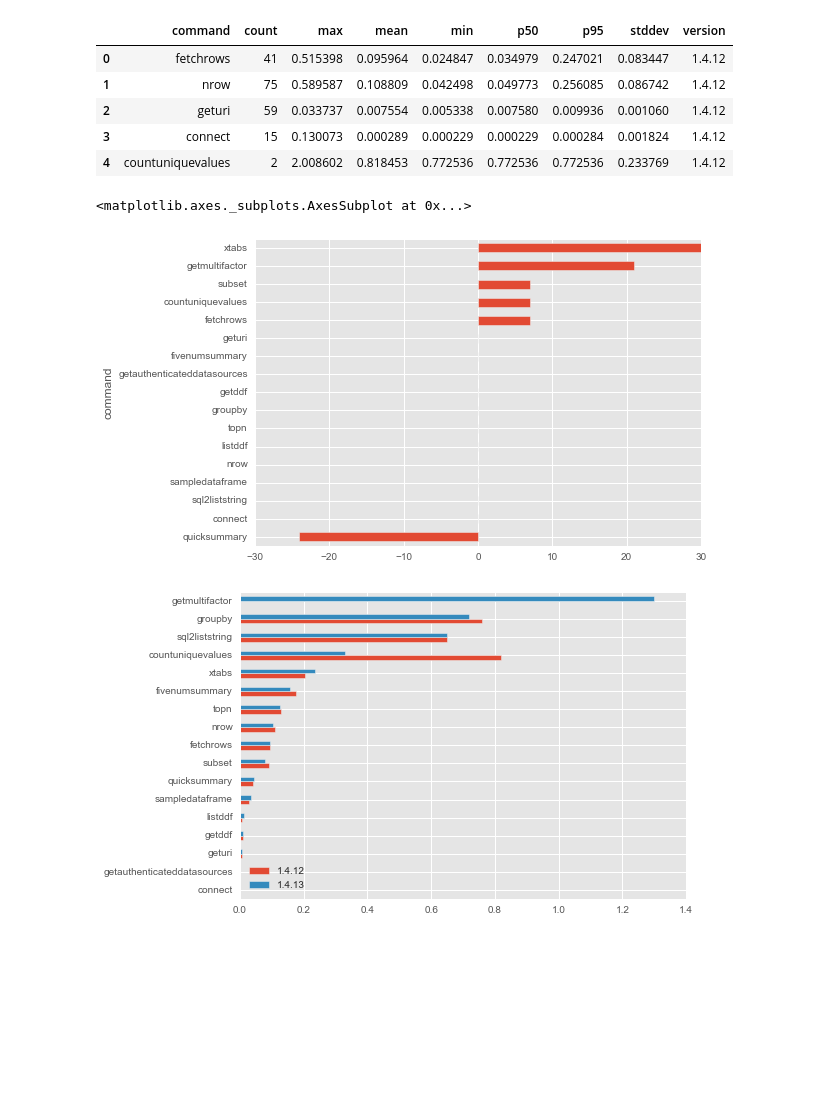
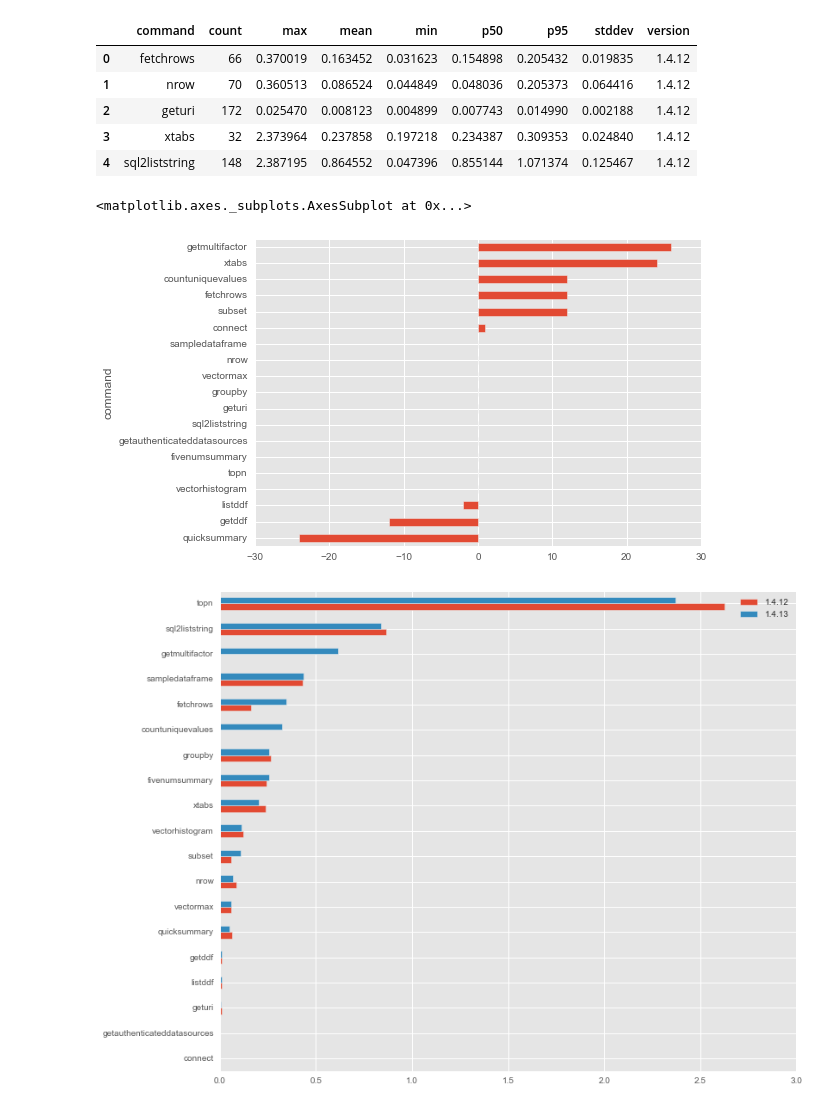
Before and after one commit to lebinh/notebooks, a Jupyter notebook: pe_perf_1.4.12_vs_1.4.13.ipynb, the cells around one changed output. Saved outputs shown, nothing was run; the diff lists cells and outputs as text; code cells hidden in the pictures; blank space fills up the shorter version.

```diff
--- a/pe_perf_1.4.12_vs_1.4.13.ipynb
+++ b/pe_perf_1.4.12_vs_1.4.13.ipynb
@@ -11,5 +11,5 @@ import seaborn as sns
 
 plt.style.use('ggplot')
 # %%
-#pe13 = requests.get('http://172.31.4.40:16000/metrics').json()
-#pe13.keys()
+pe13 = requests.get('http://172.31.4.40:16000/metrics').json()
+pe13.keys()
@@ -16,3 +18,3 @@ plt.style.use('ggplot')
 # %%
-#pe12 = requests.get('http://172.31.6.14:16000/metrics').json()
-#pe12.keys()
+pe12 = requests.get('http://172.31.6.14:16000/metrics').json()
+pe12.keys()
@@ -19,12 +23,12 @@ plt.style.use('ggplot')
 # %%
-#with open('data/pe13.json', 'w') as f:
-    #json.dump(pe13, f)
+with open('data/pe13.json', 'w') as f:
+    json.dump(pe13, f)
 with open('data/pe13.json') as f:
     pe13 = json.load(f)
 
 
-#with open('data/pe12.json', 'w') as f:
-    #json.dump(pe12, f)
+with open('data/pe12.json', 'w') as f:
+    json.dump(pe12, f)
 with open('data/pe12.json') as f:
     pe12 = json.load(f)
 # %%
@@ -58,11 +62,11 @@ df = pd.DataFrame(timers)
 df.head()
 # %% [output]
 |  | command | count | max | mean | min | p50 | p95 | stddev | version |
-| 0 | fetchrows | 41 | 0.515398 | 0.095964 | 0.024847 | 0.034979 | 0.247021 | 0.083447 | 1.4.12 |
-| 1 | nrow | 75 | 0.589587 | 0.108809 | 0.042498 | 0.049773 | 0.256085 | 0.086742 | 1.4.12 |
-| 2 | geturi | 59 | 0.033737 | 0.007554 | 0.005338 | 0.007580 | 0.009936 | 0.001060 | 1.4.12 |
-| 3 | connect | 15 | 0.130073 | 0.000289 | 0.000229 | 0.000229 | 0.000284 | 0.001824 | 1.4.12 |
-| 4 | countuniquevalues | 2 | 2.008602 | 0.818453 | 0.772536 | 0.772536 | 0.772536 | 0.233769 | 1.4.12 |
+| 0 | fetchrows | 66 | 0.370019 | 0.163452 | 0.031623 | 0.154898 | 0.205432 | 0.019835 | 1.4.12 |
+| 1 | nrow | 70 | 0.360513 | 0.086524 | 0.044849 | 0.048036 | 0.205373 | 0.064416 | 1.4.12 |
+| 2 | geturi | 172 | 0.025470 | 0.008123 | 0.004899 | 0.007743 | 0.014990 | 0.002188 | 1.4.12 |
+| 3 | xtabs | 32 | 2.373964 | 0.237858 | 0.197218 | 0.234387 | 0.309353 | 0.024840 | 1.4.12 |
+| 4 | sql2liststring | 148 | 2.387195 | 0.864552 | 0.047396 | 0.855144 | 1.071374 | 0.125467 | 1.4.12 |
 # %%
 pe12_data = df[df.version == '1.4.12'].set_index('command')
 pe13_data = df[df.version == '1.4.13'].set_index('command')
@@ -72,4 +76,4 @@ count_diff = pe13_data['count'].subtract(pe12_data['count'], fill_value=0)
 count_diff.sort_values().plot.barh()
 # %% [output]
 <matplotlib.axes._subplots.AxesSubplot at 0x...>
-[figure, old version]
+[figure, new version]
@@ -76,11 +87,11 @@ count_diff.sort_values().plot.barh()
 # %%
 mean_compare = pd.concat([pe12_data['mean'], pe13_data['mean']], axis=1)
 mean_compare.columns = ['1.4.12', '1.4.13']
 
 # difference in number of calls per
-plot = mean_compare.sort_values('1.4.13').plot.barh()
+plot = mean_compare.sort_values('1.4.13').plot.barh(figsize=(12,10))
 # %% [output]
-[figure, old version]
+[figure, new version]
 # %%
 mean_diff = pe13_data['mean'] - pe12_data['mean']
 
```
Also changed, not shown: parts of 6 cells of this notebook, 16 other files.
